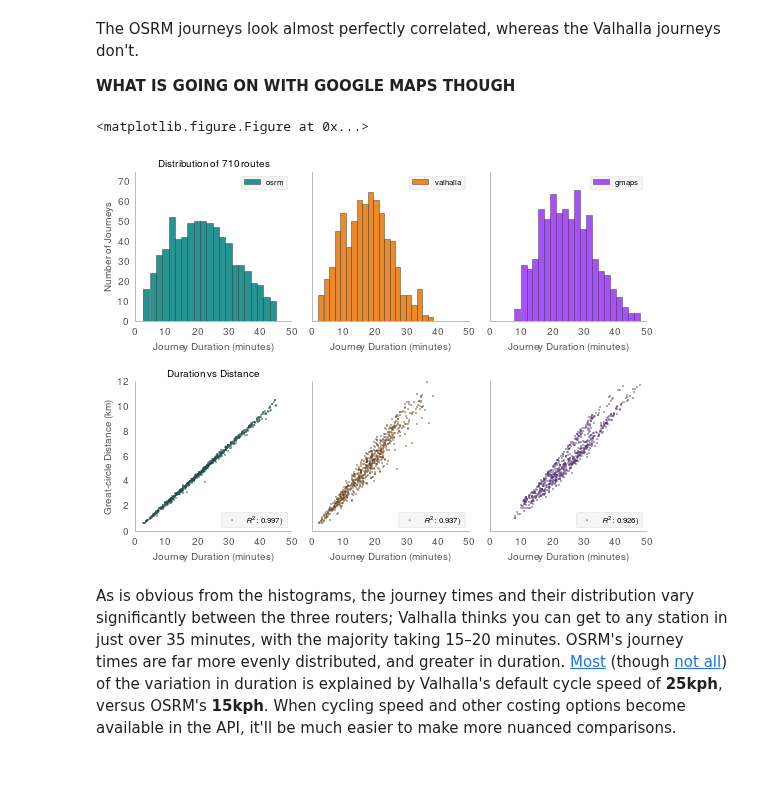
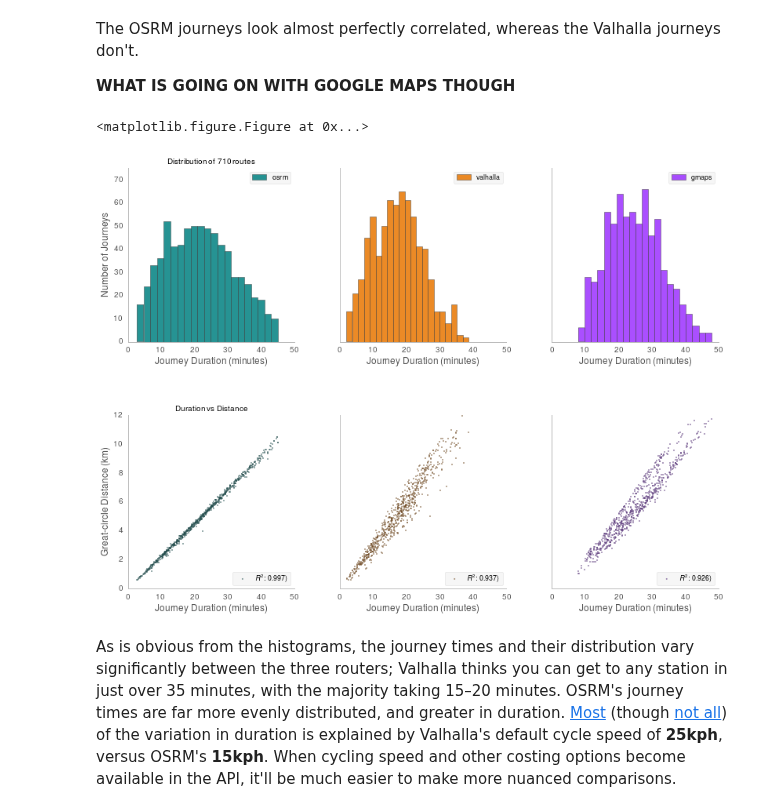
Before and after one commit to urschrei/router_comparison, a Jupyter notebook: OSRM_vs_Valhalla.ipynb, the cells around one changed output. Saved outputs shown, nothing was run; the diff lists cells and outputs as text; code cells hidden in the pictures; blank space fills up the shorter version.

Commit message:
Better image output defaults

```diff
--- a/OSRM_vs_Valhalla.ipynb
+++ b/OSRM_vs_Valhalla.ipynb
@@ -186,7 +186,7 @@ The OSRM journeys look almost perfectly correlated, whereas the Valhalla journey
 # %%
 dotsize = 2.
 linewidth = .5
-fontsize = 10
+fontsize = 12
 
 plt.clf()
 fig = plt.figure(figsize=(7.28, 5.25))
@@ -218,7 +218,7 @@ for idx, provider in enumerate(['osrm', 'valhalla', 'gmaps']):
     ax.set_ylabel('Number of Journeys', fontsize=fontsize)
     ax.set_xlim(0, 50)
     ax.set_ylim(0, 75)
-    leg = ax.legend(["%s" % provider], fontsize=8)
+    leg = ax.legend(["%s" % provider], fontsize=9)
     leg.get_frame().set_alpha(0.5)
     ax.grid(b=False)
     ax.spines['top'].set_visible(False)
@@ -248,36 +248,36 @@ for idx, provider in enumerate(['osrm', 'valhalla', 'gmaps']):
     ax.spines['right'].set_visible(False)
     ax.set_axis_bgcolor('none')
     leg = ax.legend(
         [r'$R^2$: %0.3f)' % (regressions[idx].rsquared)],
         scatterpoints=1,
         loc='lower right',
-        fontsize=8)
+        fontsize=9)
     leg.get_frame().set_alpha(0.5)
     ax.set_xlim(0, 50)
     ax.set_ylim(0, 12)
     if idx + 3 != 3:
         ax.set_yticklabels([])
         ax.set_ylabel('')
 
 axes[0].set_title('Distribution of %s routes' % len(routes), fontsize=10)
 axes[3].set_title('Duration vs Distance', fontsize=10)
 
 
 # Save etc
 plt.tight_layout()
-fig.set_size_inches(8, 6)
+fig.set_size_inches(12, 9)
 plt.savefig(
     'combined.png',
     format="png",
     bbox_inches='tight',
     alpha=True,
     transparent=True,
     dpi=300)
 
 plt.show()
 # %% [output]
 <matplotlib.figure.Figure at 0x...>
-[figure, old version]
+[figure, new version]
 # %% [markdown]
 As is obvious from the histograms, the journey times and their distribution vary significantly between the three routers; Valhalla thinks you can get to any station in just over 35 minutes, with the majority taking 15–20 minutes. OSRM's journey times are far more evenly distributed, and greater in duration. [Most](https://twitter.com/mapzen/status/626080158890479620) (though [not all](https://twitter.com/mapzen/status/626083924192690176)) of the variation in duration is explained by Valhalla's default cycle speed of **25kph**, versus OSRM's **15kph**. When cycling speed and other costing options become available in the API, it'll be much easier to make more nuanced comparisons.
 # %% [markdown]
```
Also changed, not shown: 1 other file.
